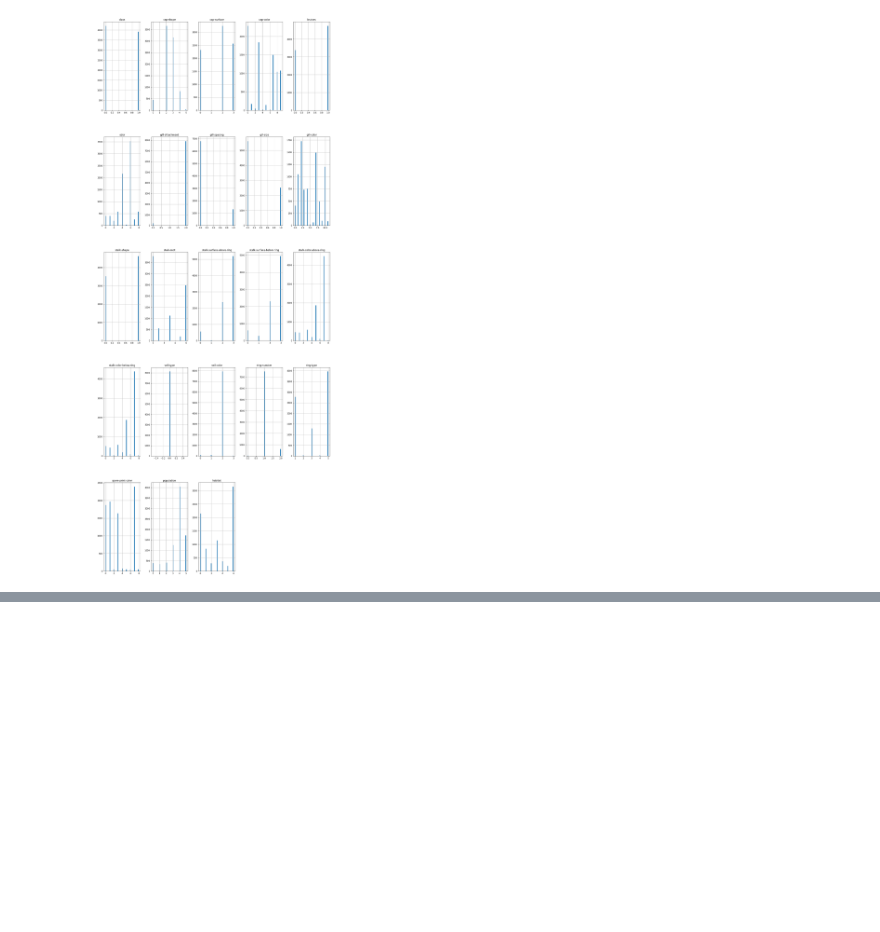
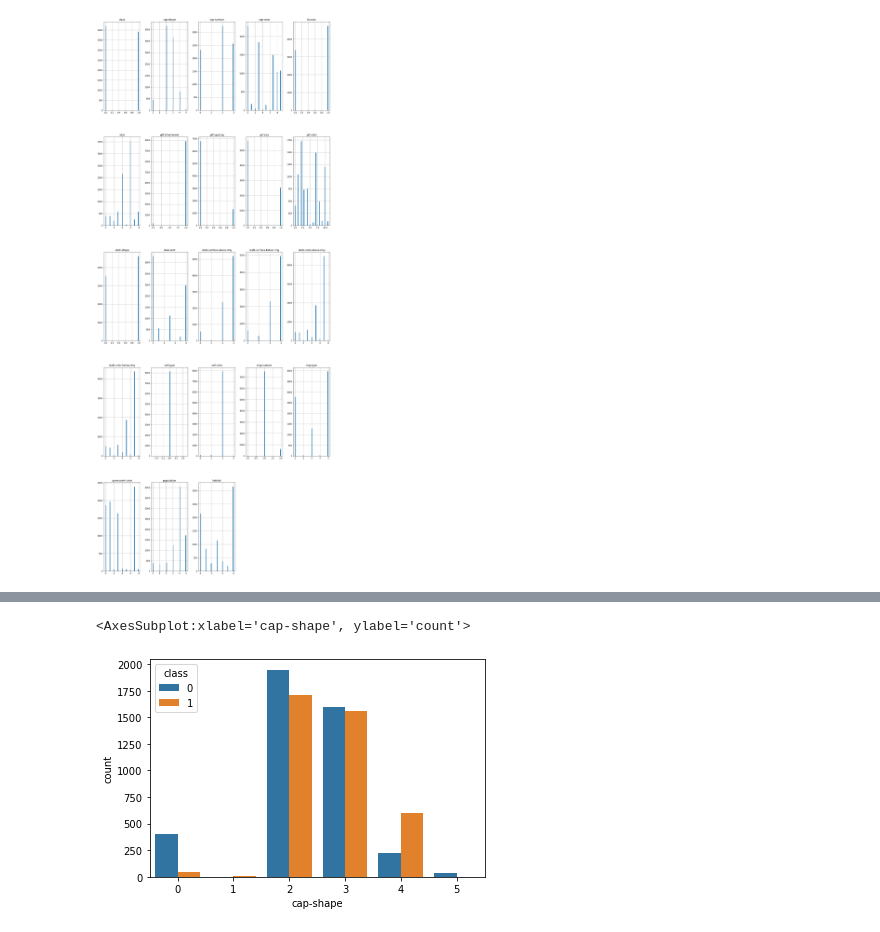
Before and after one commit to jagmeet18/DataMining, a Jupyter notebook: practice_notebook.ipynb, the cells around one changed output, grey strips where cells are left out. Drawn from its saved outputs; the diff is of its cells as text; code cells hidden in the pictures; blank space fills up the shorter version.

```diff
--- a/practice_notebook.ipynb
+++ b/practice_notebook.ipynb
@@ -175,0 +201,7 @@ dataset.plot(kind="scatter",x="population",y="habitat")
+# %%
+import seaborn as sns
+#sns.catplot(data=dataset, x="cap-shape", y="class", hue="class")
+sns.countplot(data=dataset, x="cap-shape", hue="class")
+# %% [output]
+<AxesSubplot:xlabel='cap-shape', ylabel='count'>
+[figure, added]
```
Also changed, not shown: parts of 23 cells of this notebook.
